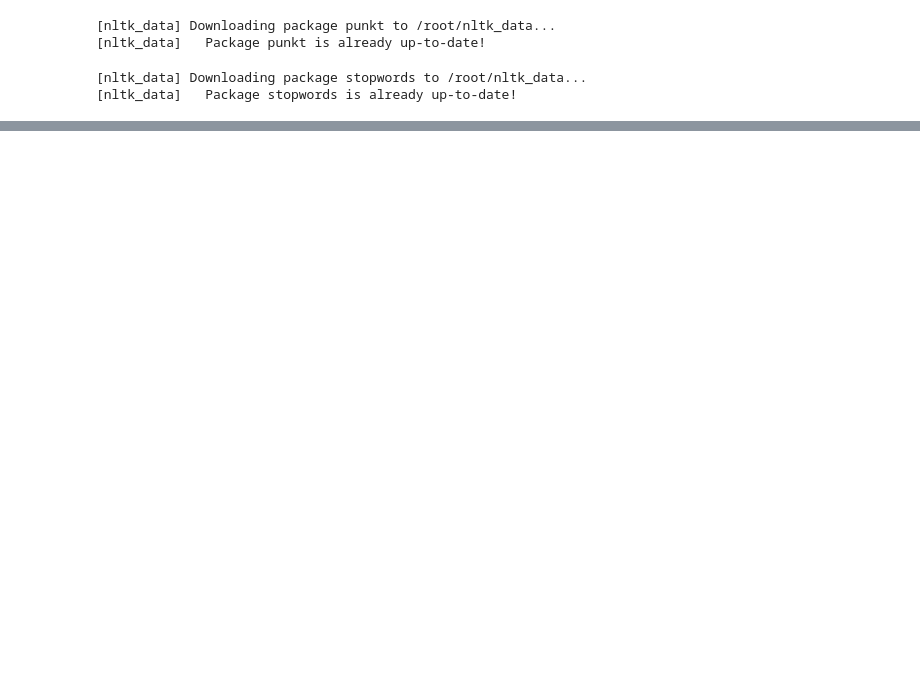
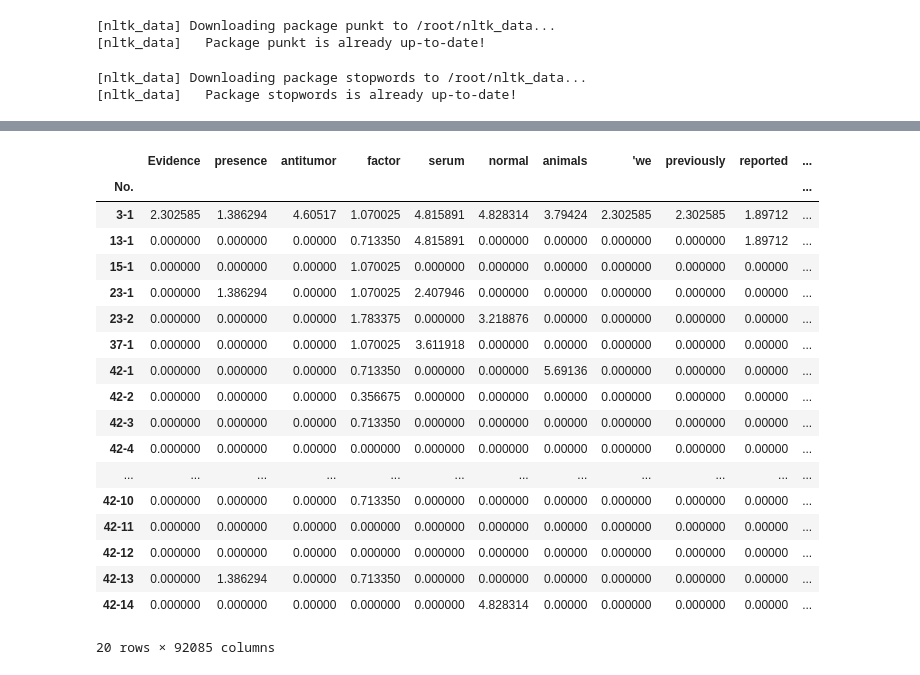
Before and after one commit to JIWON0520/TIL, a Jupyter notebook: project/Untitled1.ipynb, the cells around one changed output, grey strips where cells are left out. Saved outputs shown, nothing was run; the diff lists cells and outputs as text; code cells hidden in the pictures; blank space fills up the shorter version.

```diff
--- a/project/Untitled1.ipynb
+++ b/project/Untitled1.ipynb
@@ -143,0 +144,4 @@ vocab
+# %%
+#임베딩한 단어 목록리스트를 만듦
+vocab=list(model.wv.vocab)
+vocab
@@ -144,14 +166,15 @@ vocab
 # %%
 #TF-IDF 구현
 from math import log
-N=len(result)
+#논문중 20개만 TF-IDF를 구하는데 사용(전체논문을 다쓰기엔 출력까지 시간이 너무 오래 걸림)
+N=20
 
 def tf(t,d):
   return d.count(t)
 
 def idf(t):
   df=0
-  for doc in result:
+  for doc in result[:20]:
     df+=t in doc
   return log(N/(df+1))
 
@@ -160,11 +183,31 @@ def tfidf(t,d):
 # %%
 tf_list=[]
 for i in range(N):
   tf_list.append([])
   d=result[i]
   for j in range(len(vocab)):
     t=vocab[j]
     tf_list[-1].append(tfidf(t,d))
 
-tf_ = pd.DataFrame(result, columns = vocab)
+tf_ = pd.DataFrame(tf_list, columns = vocab,index=documents['No.'][:20])
 tf_
+# %% [output]
+|  | Evidence | presence | antitumor | factor | serum | normal | animals | 'we | previously | reported | ... |
+| No. |  |  |  |  |  |  |  |  |  |  | ... |
+| 3-1 | 2.302585 | 1.386294 | 4.60517 | 1.070025 | 4.815891 | 4.828314 | 3.79424 | 2.302585 | 2.302585 | 1.89712 | ... |
+| 13-1 | 0.000000 | 0.000000 | 0.00000 | 0.713350 | 4.815891 | 0.000000 | 0.00000 | 0.000000 | 0.000000 | 1.89712 | ... |
+| 15-1 | 0.000000 | 0.000000 | 0.00000 | 1.070025 | 0.000000 | 0.000000 | 0.00000 | 0.000000 | 0.000000 | 0.00000 | ... |
+| 23-1 | 0.000000 | 1.386294 | 0.00000 | 1.070025 | 2.407946 | 0.000000 | 0.00000 | 0.000000 | 0.000000 | 0.00000 | ... |
+| 23-2 | 0.000000 | 0.000000 | 0.00000 | 1.783375 | 0.000000 | 3.218876 | 0.00000 | 0.000000 | 0.000000 | 0.00000 | ... |
+| 37-1 | 0.000000 | 0.000000 | 0.00000 | 1.070025 | 3.611918 | 0.000000 | 0.00000 | 0.000000 | 0.000000 | 0.00000 | ... |
+| 42-1 | 0.000000 | 0.000000 | 0.00000 | 0.713350 | 0.000000 | 0.000000 | 5.69136 | 0.000000 | 0.000000 | 0.00000 | ... |
+| 42-2 | 0.000000 | 0.000000 | 0.00000 | 0.356675 | 0.000000 | 0.000000 | 0.00000 | 0.000000 | 0.000000 | 0.00000 | ... |
+| 42-3 | 0.000000 | 0.000000 | 0.00000 | 0.713350 | 0.000000 | 0.000000 | 0.00000 | 0.000000 | 0.000000 | 0.00000 | ... |
+| 42-4 | 0.000000 | 0.000000 | 0.00000 | 0.000000 | 0.000000 | 0.000000 | 0.00000 | 0.000000 | 0.000000 | 0.00000 | ... |
+| ... | ... | ... | ... | ... | ... | ... | ... | ... | ... | ... | ... |
+| 42-10 | 0.000000 | 0.000000 | 0.00000 | 0.713350 | 0.000000 | 0.000000 | 0.00000 | 0.000000 | 0.000000 | 0.00000 | ... |
+| 42-11 | 0.000000 | 0.000000 | 0.00000 | 0.000000 | 0.000000 | 0.000000 | 0.00000 | 0.000000 | 0.000000 | 0.00000 | ... |
+| 42-12 | 0.000000 | 0.000000 | 0.00000 | 0.000000 | 0.000000 | 0.000000 | 0.00000 | 0.000000 | 0.000000 | 0.00000 | ... |
+| 42-13 | 0.000000 | 1.386294 | 0.00000 | 0.713350 | 0.000000 | 0.000000 | 0.00000 | 0.000000 | 0.000000 | 0.00000 | ... |
+| 42-14 | 0.000000 | 0.000000 | 0.00000 | 0.000000 | 0.000000 | 4.828314 | 0.00000 | 0.000000 | 0.000000 | 0.00000 | ... |
+20 rows × 92085 columns
```
Also changed, not shown: parts of 14 cells of this notebook.
